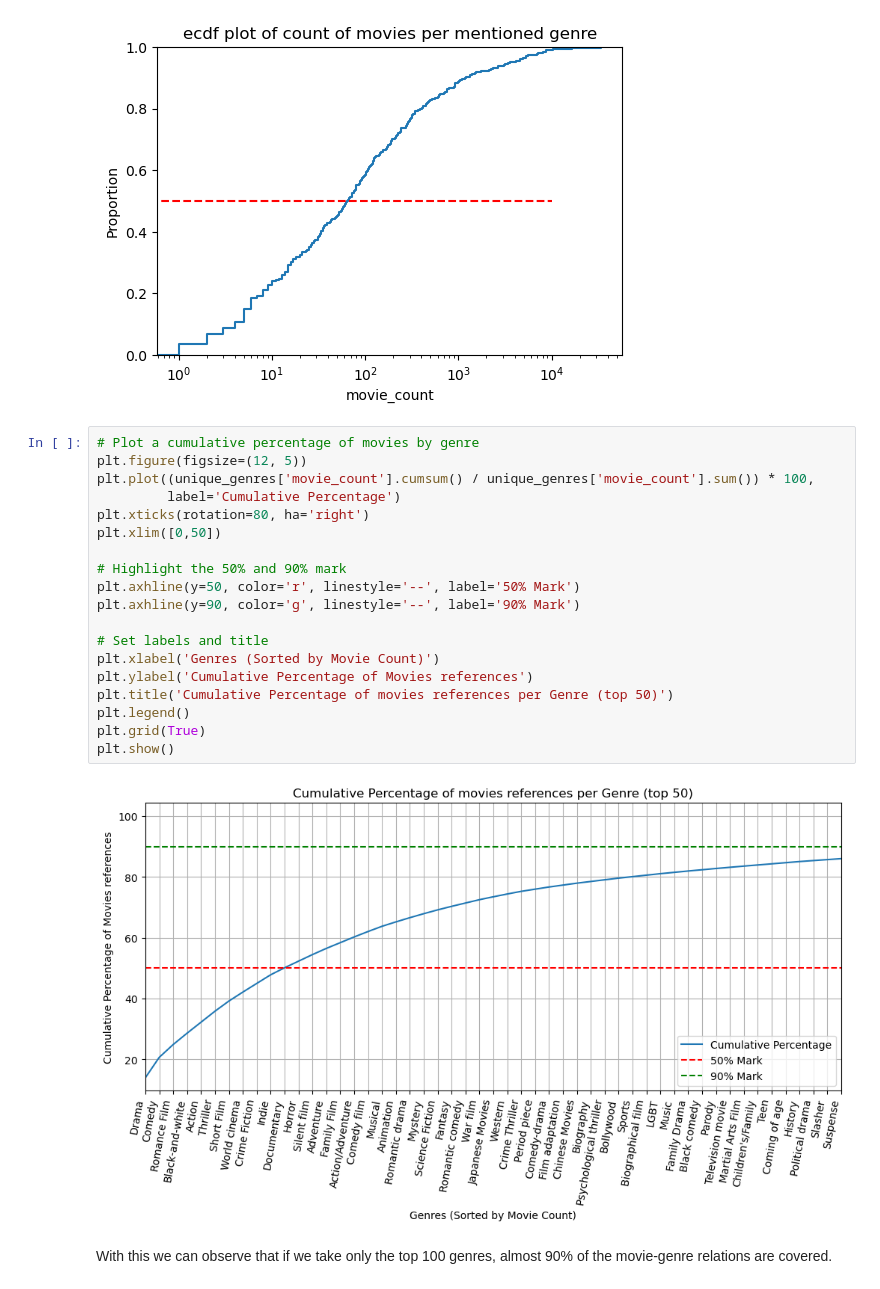
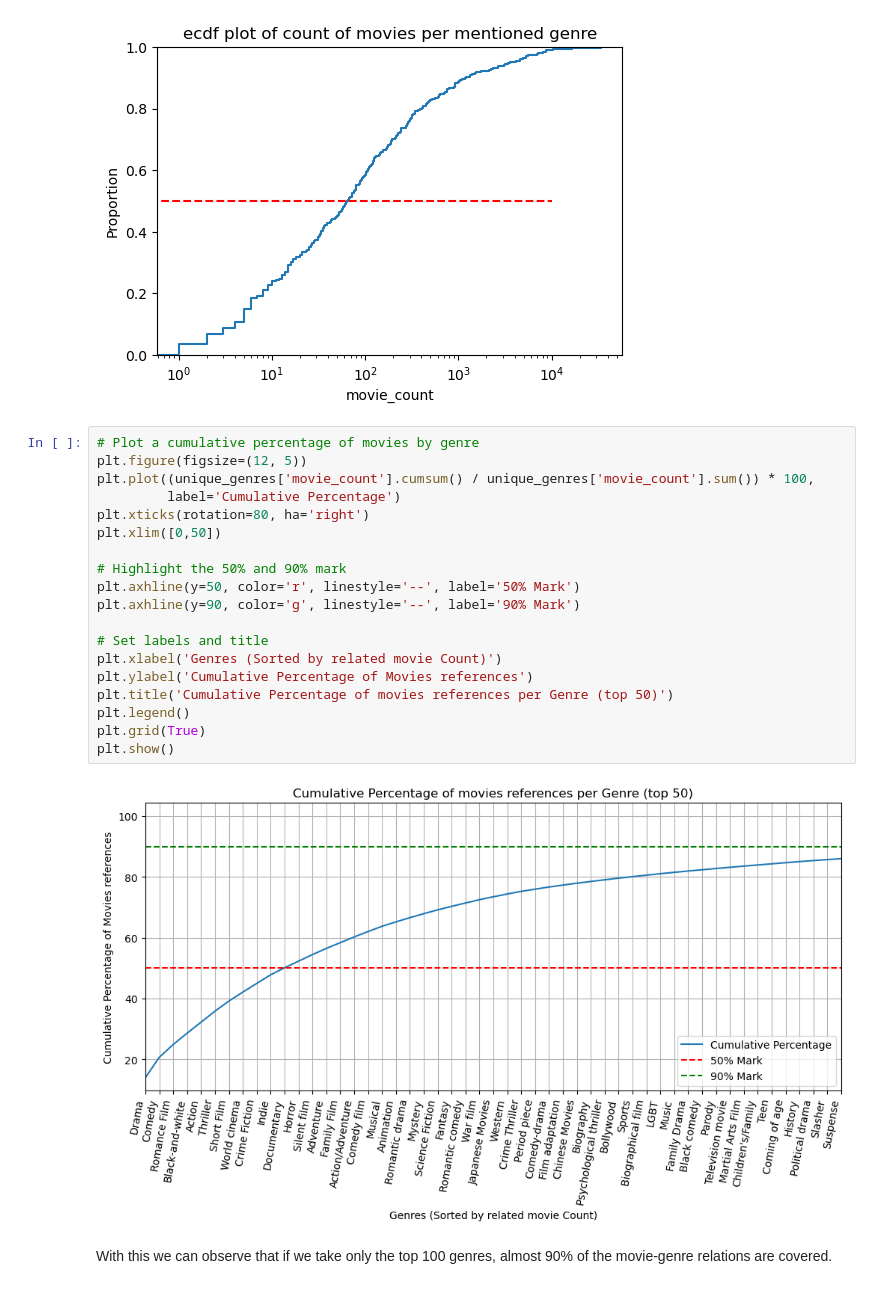
Before and after one commit to epfl-ada/ada-2023-project-thepiratesofthestreet, a Jupyter notebook: milestone2.ipynb, the cells around one changed output. Cells and saved outputs as stored; diff of their text form.

```diff
--- a/milestone2.ipynb
+++ b/milestone2.ipynb
@@ -100,24 +100,24 @@ plt.hlines(y = 0.5, xmin = 0, xmax=1e4, linestyles='--', color = 'red')
 # %%
 # Plot a cumulative percentage of movies by genre
 plt.figure(figsize=(12, 5))
 plt.plot((unique_genres['movie_count'].cumsum() / unique_genres['movie_count'].sum()) * 100,
          label='Cumulative Percentage')
 plt.xticks(rotation=80, ha='right')
 plt.xlim([0,50])
 
 # Highlight the 50% and 90% mark
 plt.axhline(y=50, color='r', linestyle='--', label='50% Mark')
 plt.axhline(y=90, color='g', linestyle='--', label='90% Mark')
 
 # Set labels and title
-plt.xlabel('Genres (Sorted by Movie Count)')
+plt.xlabel('Genres (Sorted by related movie Count)')
 plt.ylabel('Cumulative Percentage of Movies references')
 plt.title('Cumulative Percentage of movies references per Genre (top 50)')
 plt.legend()
 plt.grid(True)
 plt.show()
 # %% [output]
-[figure, old version]
+[figure, new version]
 # %% [markdown]
 With this we can observe that if we take only the top 100 genres, almost 90% of the movie-genre relations are covered.
 # %% [markdown]
```
Also changed, not shown: parts of 16 cells of this notebook.
